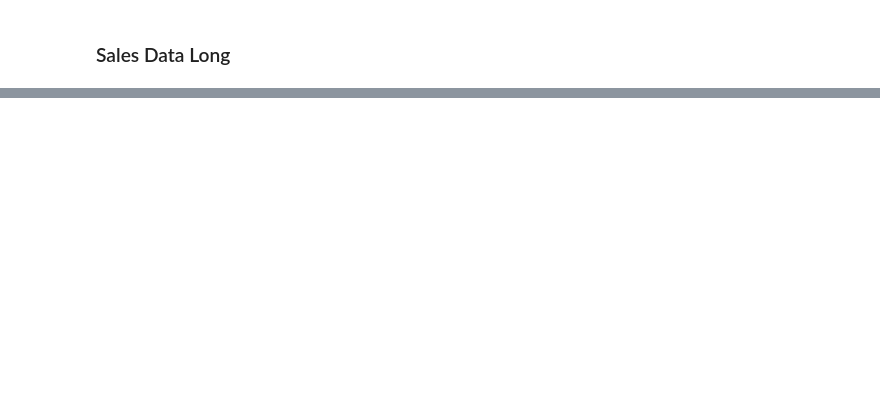
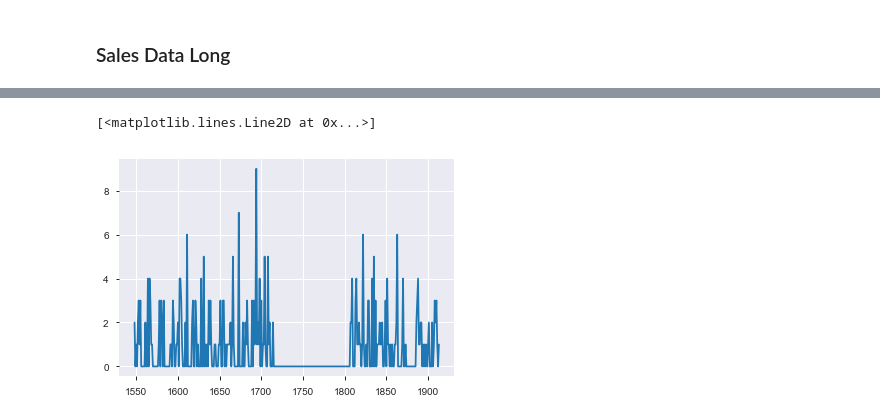
Before and after one commit to andrew-kipp/M5-Forecasting, a Jupyter notebook: EDA.ipynb, the cells around one changed output, grey strips where cells are left out. Saved outputs shown, nothing was run; the diff lists cells and outputs as text; code cells hidden in the pictures; blank space fills up the shorter version.

```diff
--- a/EDA.ipynb
+++ b/EDA.ipynb
@@ -174,5 +299,5 @@ sales_data_long.head()
 sales_data_long['d'] = sales_data_long.d.apply(lambda x: x.split('_')[1]).astype(int)
 # %%
 d_max = sales_data_long['d'].max()
-sales_data_long_2 = sales_data_long[sales_data_long['d'] >= (d_max-180)]
+sales_data_long_2 = sales_data_long[sales_data_long['d'] >= (d_max-365)]
 sales_data_long_2.shape
@@ -184,0 +325,7 @@ plt.hist(sales_data_long_2.groupby('item_id').sales.mean())
+# %%
+series_id = 'FOODS_1_011_CA_1_validation'
+plt.plot(sales_data_long_2[sales_data_long_2['id'] == series_id].d,
+         sales_data_long_2[sales_data_long_2['id'] == series_id].sales)
+# %% [output]
+[<matplotlib.lines.Line2D at 0x...>]
+[figure, added]
```
Also changed, not shown: parts of 21 cells of this notebook.
